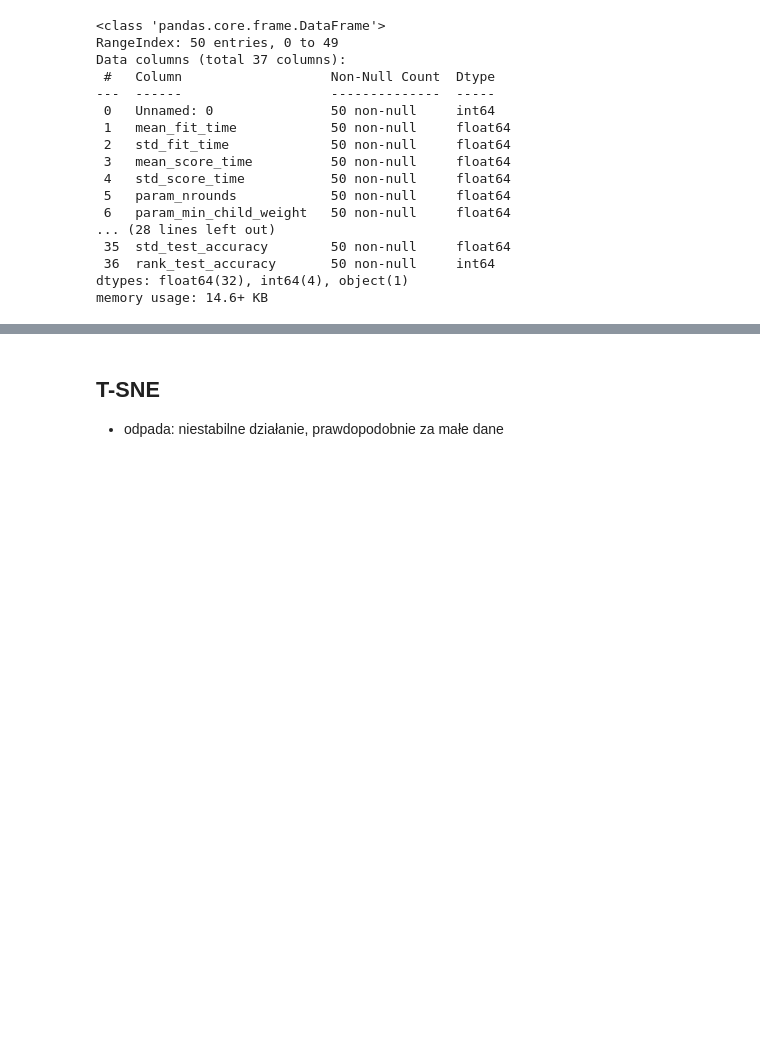
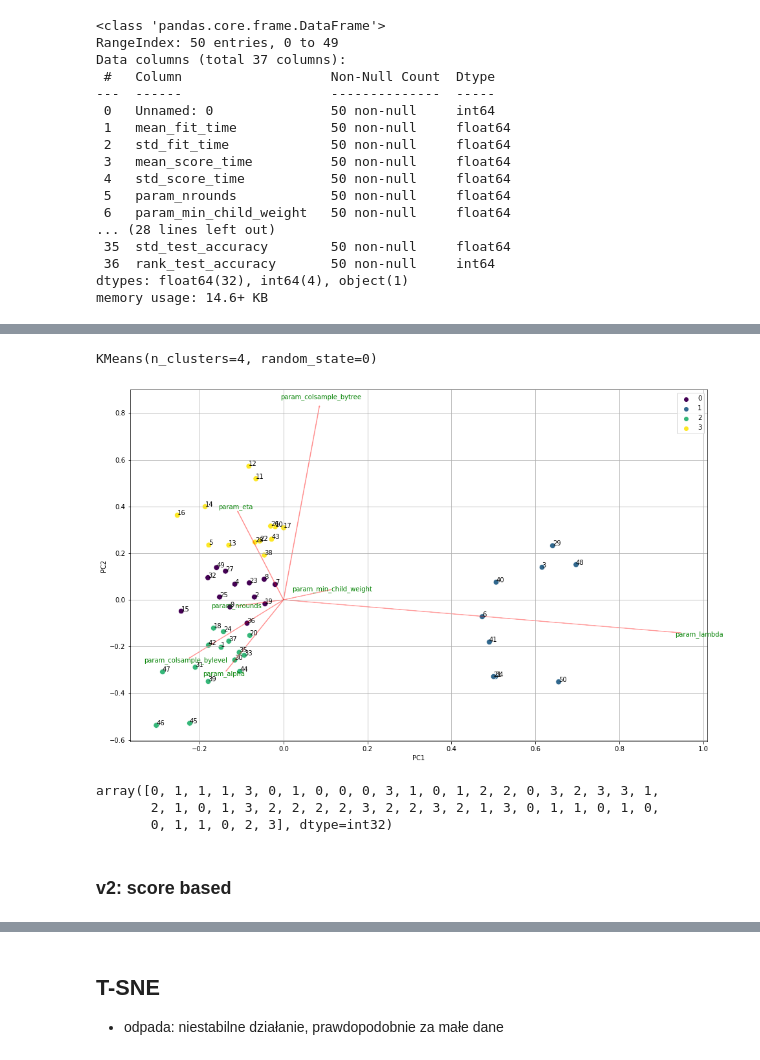
Before and after one commit to okcze/WB2021_projekt, a Jupyter notebook: dimension_reduction.ipynb, the cells around one changed output, grey strips where cells are left out. Drawn from its saved outputs; the diff is of its cells as text; code cells hidden in the pictures; blank space fills up the shorter version.

```diff
--- a/dimension_reduction.ipynb
+++ b/dimension_reduction.ipynb
@@ -31,6 +37,7 @@ memory usage: 14.6+ KB
 # %%
 # Features selection
-cols = ["mean_fit_time", "param_nrounds",
+cols = [#"mean_fit_time",
+        "param_nrounds",
         "param_min_child_weight", "param_lambda",
         "param_eta", "param_colsample_bytree",
         "param_colsample_bylevel", "param_alpha",
@@ -38,7 +45,17 @@ cols = ["mean_fit_time", "param_nrounds",
         #"rank_test_f1",
         #"rank_test_accuracy",
        ]
+
 df = df_raw[cols]
 
 scaler = MinMaxScaler()
 df[df.columns] = scaler.fit_transform(df[df.columns])
+# %%
+pcamodel = PCA(n_components=2)
+pca = pcamodel.fit_transform(df)
+# %%
+kmeans = KMeans(n_clusters=4, random_state=0)
+# %%
+kmeans.fit(pca)
+# %% [output]
+KMeans(n_clusters=4, random_state=0)
@@ -44,0 +64,33 @@ df[df.columns] = scaler.fit_transform(df[df.columns])
+# %%
+def myplot(score,coeff,points,hue,labels=None):
+    xs = score[:,0]
+    ys = score[:,1]
+    n = coeff.shape[0]
+    scalex = 1.0/(xs.max() - xs.min())
+    scaley = 1.0/(ys.max() - ys.min())
+    fig, ax = plt.subplots(figsize=(16,10))
+    #ax.scatter(xs * scalex,ys * scaley,s=5)
+    sns.scatterplot(x=(xs*scalex), y=(ys*scalex), hue=hue, palette='viridis', s=75)
+    for i, txt in enumerate(points):
+        ax.annotate(txt, ((xs*scalex)[i], (ys*scalex)[i]), fontsize=10)
+    for i in range(n):
+        plt.arrow(0, 0, coeff[i,0], coeff[i,1],color = 'r',alpha = 0.3)
+        if labels is None:
+            plt.text(coeff[i,0], coeff[i,1], "Var"+str(i+1), color = 'green', ha = 'center', va = 'center')
+        else:
+            plt.text(coeff[i,0]* 1.05, coeff[i,1] * 1.05, labels[i], color = 'g', ha = 'center', va = 'center')
+
+    plt.xlabel("PC{}".format(1))
+    plt.ylabel("PC{}".format(2))
+    plt.grid()
+    plt.show()
+
+myplot(pca[:,0:2],np.transpose(pcamodel.components_[0:2, :]),df_raw['rank_test_roc_auc'], y, (df.columns))
+# %% [output]
+[figure, added]
+# %%
+y
+# %% [output]
+array([0, 1, 1, 1, 3, 0, 1, 0, 0, 0, 3, 1, 0, 1, 2, 2, 0, 3, 2, 3, 3, 1,
+       2, 1, 0, 1, 3, 2, 2, 2, 2, 3, 2, 2, 3, 2, 1, 3, 0, 1, 1, 0, 1, 0,
+       0, 1, 1, 0, 2, 3], dtype=int32)
@@ -44,0 +100,2 @@ df[df.columns] = scaler.fit_transform(df[df.columns])
+# %% [markdown]
+### v2: score based
```
Also changed, not shown: parts of 19 cells of this notebook, 1 other file.
